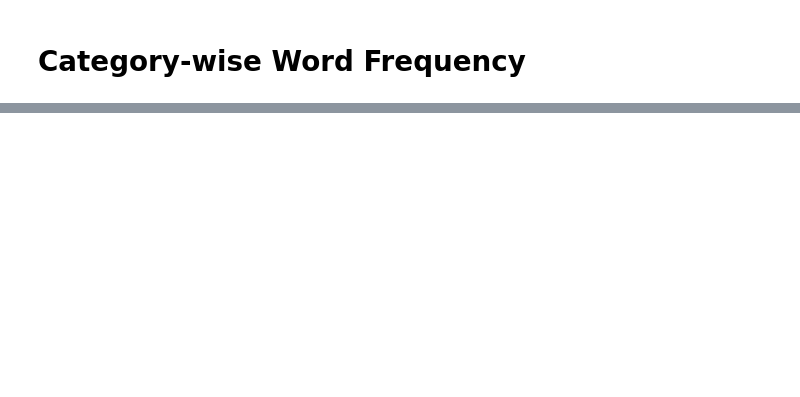
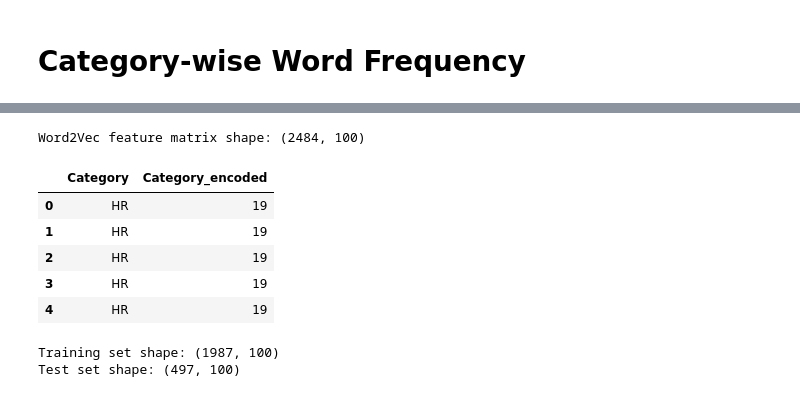
Before and after one commit to jaifm/cv-classification-project, a Jupyter notebook: notebooks/data_exploration.ipynb, the cells around one changed output, grey strips where cells are left out. Saved outputs shown, nothing was run; the diff lists cells and outputs as text; code cells hidden in the pictures; blank space fills up the shorter version.

```diff
--- a/notebooks/data_exploration.ipynb
+++ b/notebooks/data_exploration.ipynb
@@ -266,0 +252,66 @@ plt.show()
+# %%
+from gensim.models import Word2Vec
+
+# Tokenize each processed resume into a list of words
+tokenized_resumes = df['processed_resume'].apply(lambda x: x.split()).tolist()
+
+# Train a Word2Vec model on the tokenized resumes
+w2v_model = Word2Vec(
+    sentences=tokenized_resumes,
+    vector_size=100,   # You can adjust the vector size as needed
+    window=5,
+    min_count=2,
+    workers=4,
+    seed=42
+)
+
+# Function to calculate the average word vector for a document
+def document_vector(tokens):
+    valid_words = [word for word in tokens if word in w2v_model.wv.key_to_index]
+    if valid_words:
+        return np.mean(w2v_model.wv[valid_words], axis=0)
+    else:
+        return np.zeros(w2v_model.vector_size)
+
+# Create document vectors for all resumes
+features = np.array([document_vector(tokens) for tokens in tokenized_resumes])
+
+# Overwrite tfidf_matrix with the new Word2Vec feature matrix to be used in subsequent cells
+tfidf_matrix = features
+
+print("Word2Vec feature matrix shape:", tfidf_matrix.shape)
+# %% [output]
+Word2Vec feature matrix shape: (2484, 100)
+# %%
+from sklearn.preprocessing import LabelEncoder
+
+# Initialize the LabelEncoder
+label_encoder = LabelEncoder()
+
+# Fit and transform the 'Category' column
+df['Category_encoded'] = label_encoder.fit_transform(df['Category'])
+
+# Display the first few rows to verify the changes
+df[['Category', 'Category_encoded']].head()
+# %% [output]
+|  | Category | Category_encoded |
+| 0 | HR | 19 |
+| 1 | HR | 19 |
+| 2 | HR | 19 |
+| 3 | HR | 19 |
+| 4 | HR | 19 |
+# %%
+from sklearn.model_selection import train_test_split
+
+X_train, X_test, y_train, y_test = train_test_split(
+    tfidf_matrix,
+    df['Category_encoded'],
+    test_size=0.2,
+    random_state=42
+)
+
+print("Training set shape:", X_train.shape)
+print("Test set shape:", X_test.shape)
+# %% [output]
+Training set shape: (1987, 100)
+Test set shape: (497, 100)
```
Also changed, not shown: parts of 27 cells of this notebook, 6 other files.
